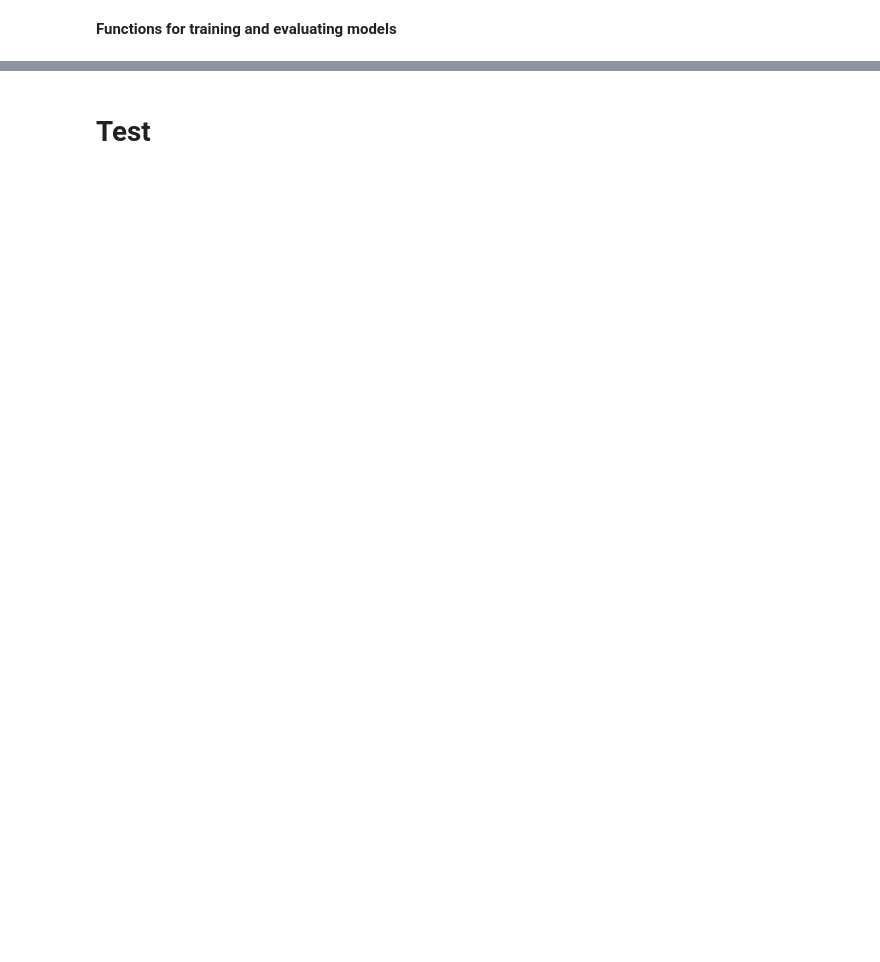
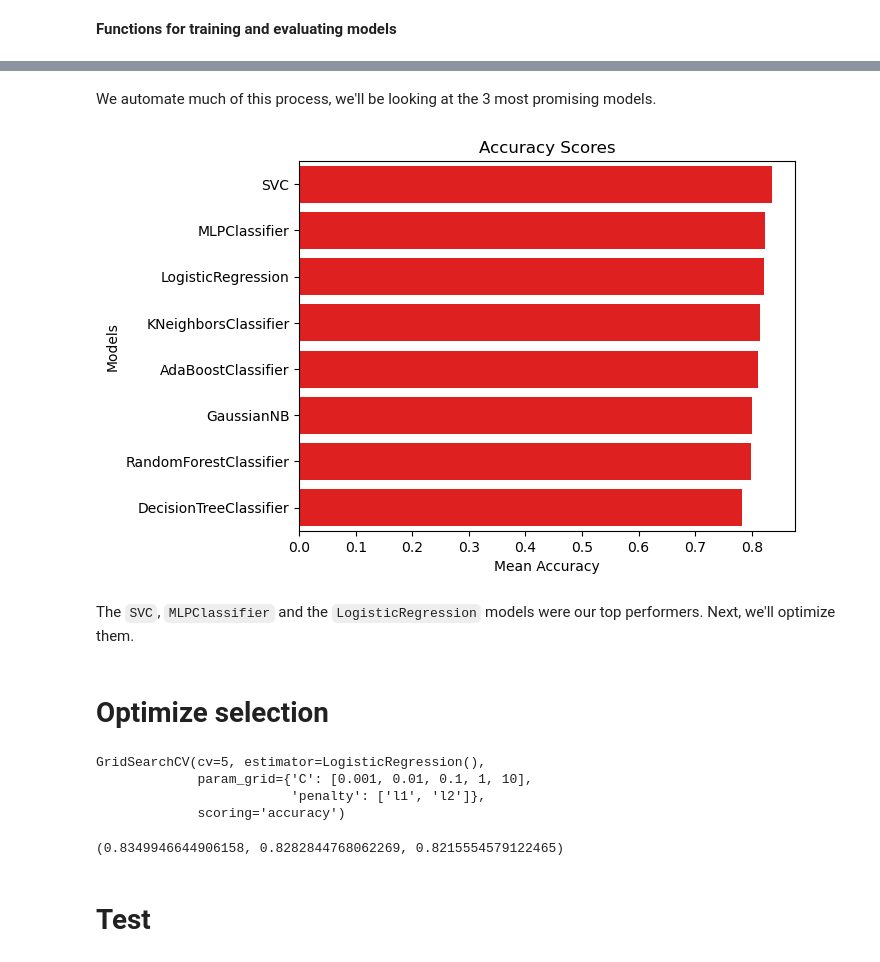
Before and after one commit to gabrielbaiduc/titanic, a Jupyter notebook: titanic.ipynb, the cells around one changed output, grey strips where cells are left out. Cells and saved outputs as stored; diff of their text form; code cells hidden in the pictures; blank space fills up the shorter version.

```diff
--- a/titanic.ipynb
+++ b/titanic.ipynb
@@ -420,6 +92,0 @@ X_train = pd.get_dummies(train_df[features])
-# %%
-models = [LogisticRegression(), DecisionTreeClassifier(), RandomForestClassifier(), SVC(), GaussianNB(),
-         KNeighborsClassifier(), MLPClassifier(), AdaBoostClassifier()]
-model_names = ["LogisticRegression", "DecisionTreeClassifier", "RandomForestClassifier",
-               "SVC", "GaussianNB","KNeighborsClassifier", "MLPClassifier",
-               "AdaBoostClassifier"]
@@ -544,0 +240,4 @@ feature_importance.sort_values('Importances', ascending=False)
+# %%
+features = ['pclass', 'sex', 'sibsp', 'parch', 'embarked', 'title', 'age_scaled', 'fare_scaled', 'alone']
+X_train = pd.get_dummies(train_df[features])
+X_train.head()
@@ -544,0 +251,36 @@ feature_importance.sort_values('Importances', ascending=False)
+# %% [markdown]
+We automate much of this process, we'll be looking at the 3 most promising models.
+# %%
+# function to evaluate models
+def validate_estimators(models):
+    results = {}
+    for model in models:
+        results[model.__class__.__name__] = cross_val_score(model, X_train, y_train, cv=5, scoring='accuracy').mean()
+
+    return results
+
+# models to evaluate
+models = [RandomForestClassifier(),
+         SVC(),
+         LogisticRegression(),
+         KNeighborsClassifier(),
+         DecisionTreeClassifier(),
+         GaussianNB(),
+         MLPClassifier(),
+         AdaBoostClassifier()]
+
+# get results
+results = validate_estimators(models)
+results = pd.Series(results).sort_values(ascending=False)
+
+# plot results
+plt.title('Accuracy Scores');
+plt.ylabel('Models');
+plt.xlabel('Mean Accuracy');
+sns.barplot(results, orient='h', color='red');
+# %% [output]
+[figure, added]
+# %% [markdown]
+The `SVC`, `MLPClassifier` and the `LogisticRegression` models were our top performers. Next, we'll optimize them.
+# %% [markdown]
+# Optimize selection
@@ -545,2 +311,19 @@ feature_importance.sort_values('Importances', ascending=False)
+# %%
+svc_search = GridSearchCV(svc_clf, svc_grid, scoring='accuracy', cv=5)
+mlp_search = GridSearchCV(mlp_clf, mlp_grid, scoring='accuracy', cv=5)
+lr_search = GridSearchCV(lr_clf, lr_grid, scoring='accuracy', cv=5)
+
+svc_search.fit(X_train, y_train)
+mlp_search.fit(X_train, y_train)
+lr_search.fit(X_train, y_train)
+# %% [output]
+GridSearchCV(cv=5, estimator=LogisticRegression(),
+             param_grid={'C': [0.001, 0.01, 0.1, 1, 10],
+                         'penalty': ['l1', 'l2']},
+             scoring='accuracy')
+# %%
+svc_search.best_score_, mlp_search.best_score_, lr_search.best_score_
+# %% [output]
+(0.8349946644906158, 0.8282844768062269, 0.8215554579122465)
 # %% [markdown]
 # Test
```
Also changed, not shown: parts of 117 cells of this notebook.
